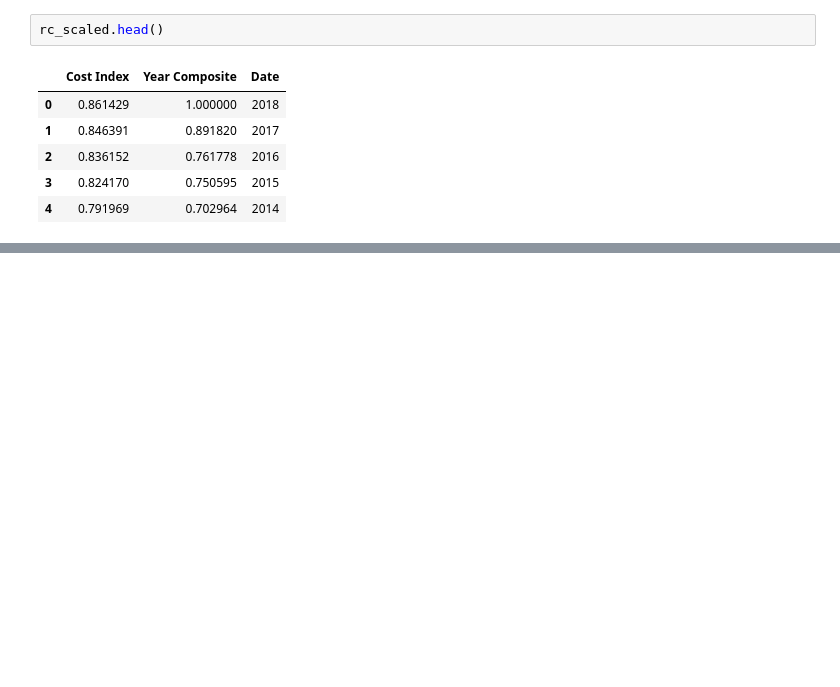
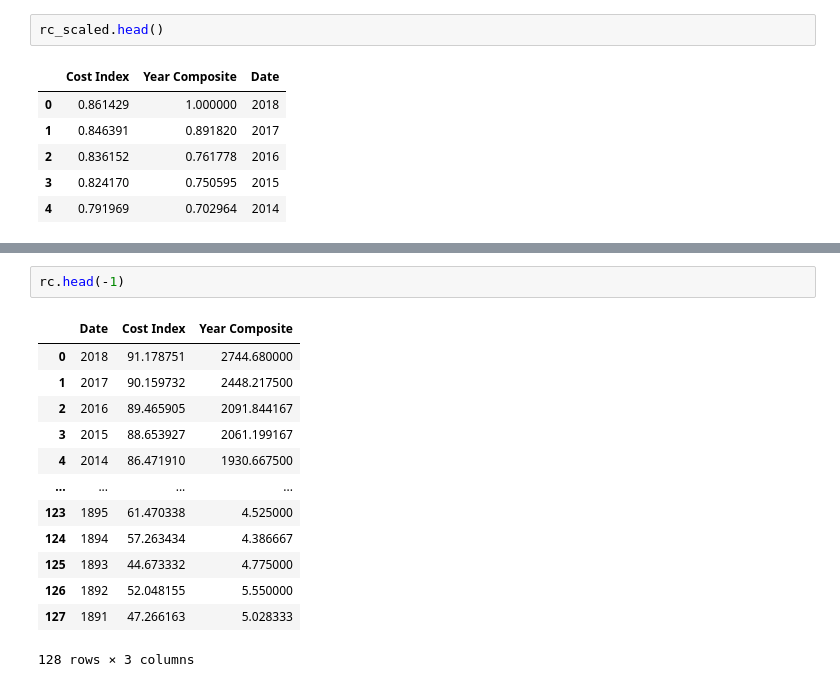
Before and after one commit to pierretd/Stocks-vs-Housing, a Jupyter notebook: 02-EDA & VIZ.ipynb, the cells around one changed output, grey strips where cells are left out. Cells and saved outputs as stored; diff of their text form; blank space fills up the shorter version.

```diff
--- a/02-EDA & VIZ.ipynb
+++ b/02-EDA & VIZ.ipynb
@@ -79,0 +100,16 @@ Hmm, hard to see a relationship. Let's invetigate further.
+# %%
+rc.head(-1)
+# %% [output]
+|  | Date | Cost Index | Year Composite |
+| 0 | 2018 | 91.178751 | 2744.680000 |
+| 1 | 2017 | 90.159732 | 2448.217500 |
+| 2 | 2016 | 89.465905 | 2091.844167 |
+| 3 | 2015 | 88.653927 | 2061.199167 |
+| 4 | 2014 | 86.471910 | 1930.667500 |
+| ... | ... | ... | ... |
+| 123 | 1895 | 61.470338 | 4.525000 |
+| 124 | 1894 | 57.263434 | 4.386667 |
+| 125 | 1893 | 44.673332 | 4.775000 |
+| 126 | 1892 | 52.048155 | 5.550000 |
+| 127 | 1891 | 47.266163 | 5.028333 |
+128 rows × 3 columns
```
Also changed, not shown: parts of 5 cells of this notebook, 5 other files.
